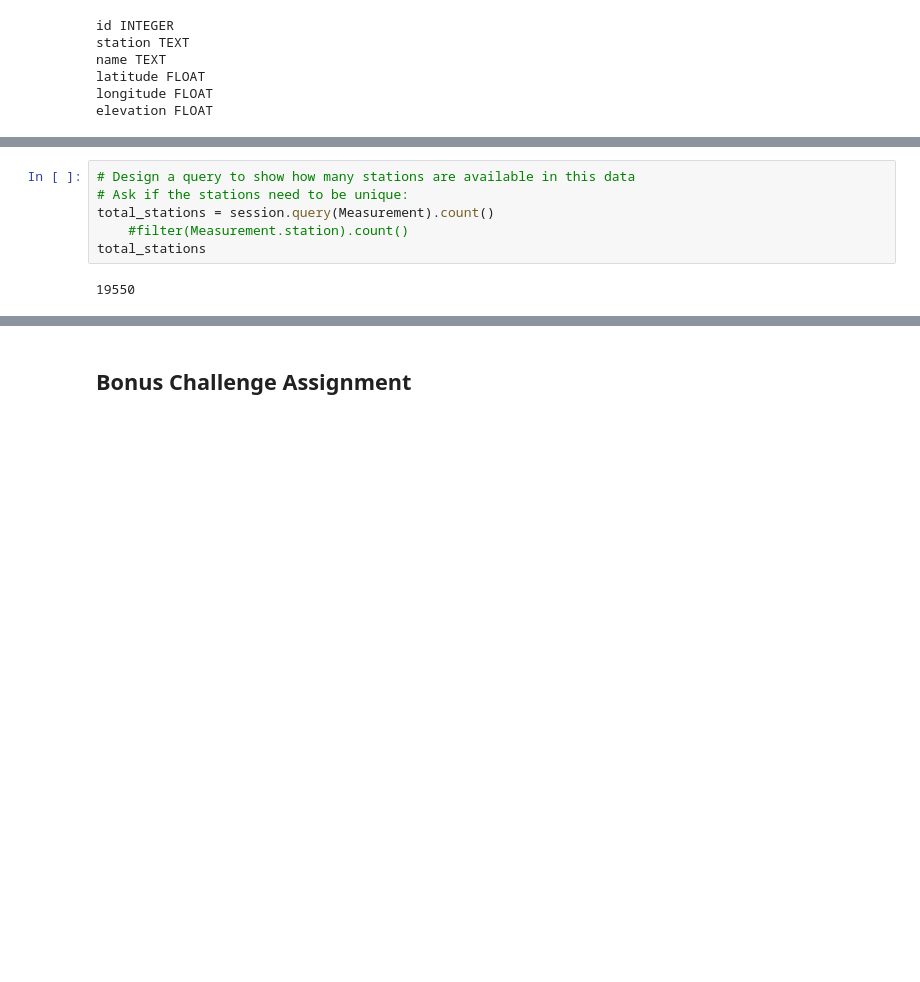
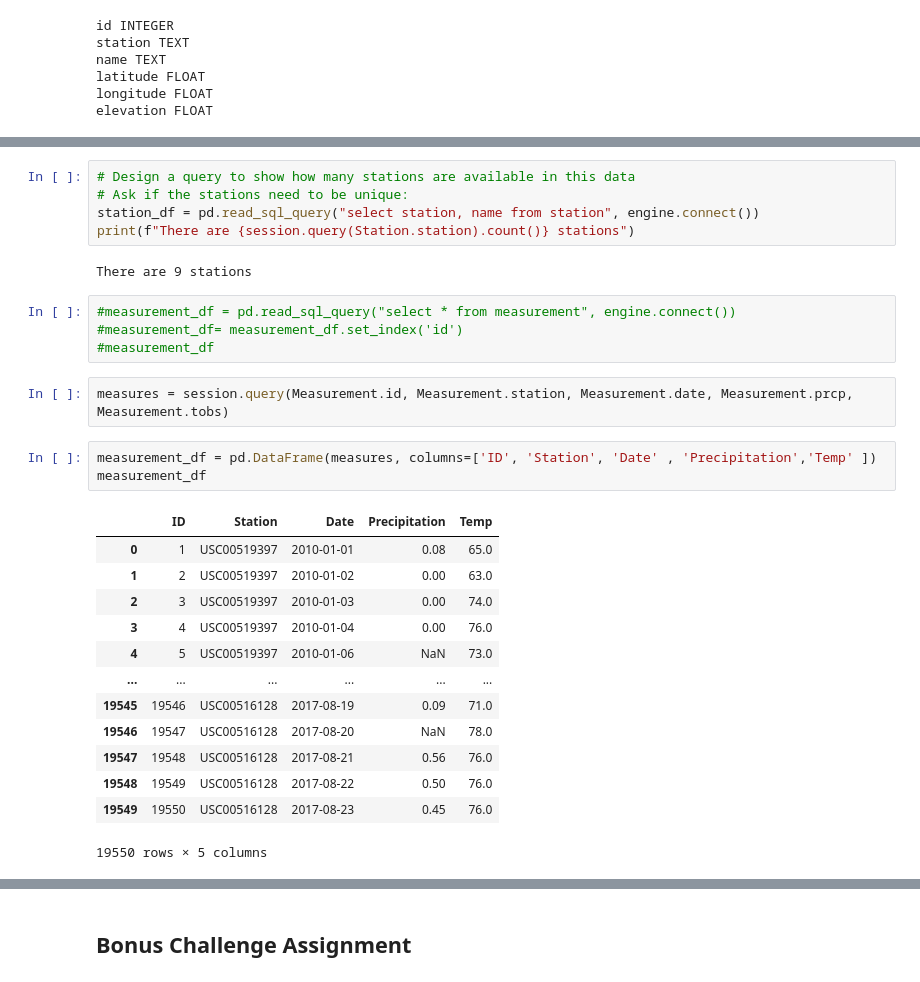
Before and after one commit to rmaher314/HW8_SQLAlchemy_Challenge, a Jupyter notebook: climate_starter.ipynb, the cells around one changed output, grey strips where cells are left out. Saved outputs shown, nothing was run; the diff lists cells and outputs as text; blank space fills up the shorter version.

```diff
--- a/climate_starter.ipynb
+++ b/climate_starter.ipynb
@@ -123,11 +114,33 @@ yearprecip_df.describe()
 # %%
 # Design a query to show how many stations are available in this data
 # Ask if the stations need to be unique:
-total_stations = session.query(Measurement).count()
-    #filter(Measurement.station).count()
-total_stations
+station_df = pd.read_sql_query("select station, name from station", engine.connect())
+print(f"There are {session.query(Station.station).count()} stations")
 # %% [output]
-19550
+There are 9 stations
+# %%
+#measurement_df = pd.read_sql_query("select * from measurement", engine.connect())
+#measurement_df= measurement_df.set_index('id')
+#measurement_df
+# %%
+measures = session.query(Measurement.id, Measurement.station, Measurement.date, Measurement.prcp, Measurement.tobs)
+# %%
+measurement_df = pd.DataFrame(measures, columns=['ID', 'Station', 'Date' , 'Precipitation','Temp' ])
+measurement_df
+# %% [output]
+|  | ID | Station | Date | Precipitation | Temp |
+| 0 | 1 | USC00519397 | 2010-01-01 | 0.08 | 65.0 |
+| 1 | 2 | USC00519397 | 2010-01-02 | 0.00 | 63.0 |
+| 2 | 3 | USC00519397 | 2010-01-03 | 0.00 | 74.0 |
+| 3 | 4 | USC00519397 | 2010-01-04 | 0.00 | 76.0 |
+| 4 | 5 | USC00519397 | 2010-01-06 | NaN | 73.0 |
+| ... | ... | ... | ... | ... | ... |
+| 19545 | 19546 | USC00516128 | 2017-08-19 | 0.09 | 71.0 |
+| 19546 | 19547 | USC00516128 | 2017-08-20 | NaN | 78.0 |
+| 19547 | 19548 | USC00516128 | 2017-08-21 | 0.56 | 76.0 |
+| 19548 | 19549 | USC00516128 | 2017-08-22 | 0.50 | 76.0 |
+| 19549 | 19550 | USC00516128 | 2017-08-23 | 0.45 | 76.0 |
+19550 rows × 5 columns
 # %%
 # What are the most active stations? (i.e. what stations have the most rows)?
 # List the stations and the counts in descending order.
```
Also changed, not shown: parts of 11 cells of this notebook.
